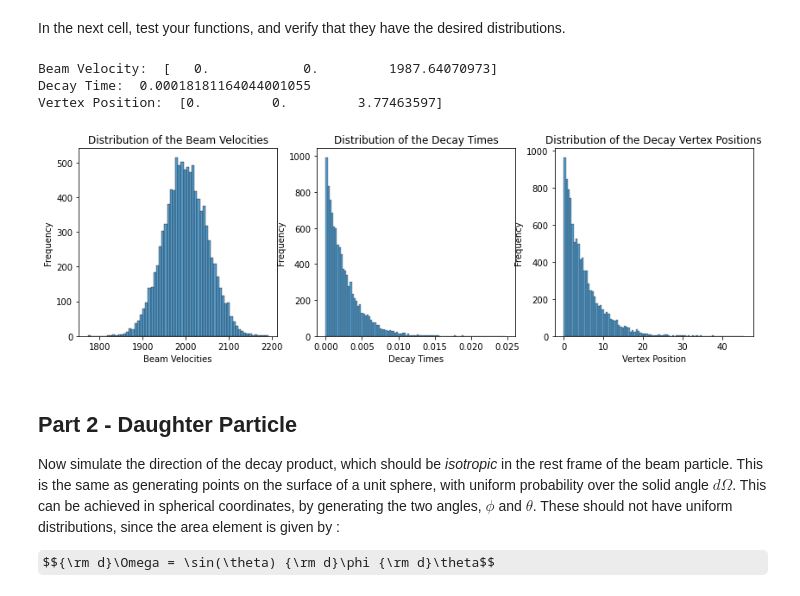
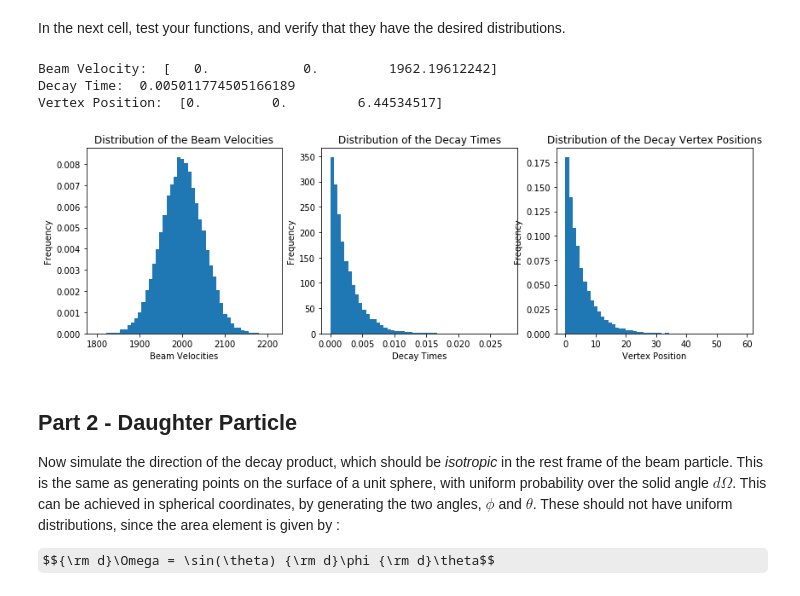
Before and after one commit to sam-you-ell/Computational-Physics, a Jupyter notebook: 3rd Year/Monte Carlo Sim/MonteCarlo.ipynb, the cells around one changed output. Drawn from its saved outputs; the diff is of its cells as text; code cells hidden in the pictures; some formulas as TeX source.

```diff
--- a/3rd Year/Monte Carlo Sim/MonteCarlo.ipynb
+++ b/3rd Year/Monte Carlo Sim/MonteCarlo.ipynb
@@ -57,36 +57,36 @@ In the next cell, test your functions, and verify that they have the desired dis
 # %%
 print("Beam Velocity: ", XPART.b_vel())
 print("Decay Time: ", XPART.decay())
 print("Vertex Position: ", XPART.vertex())
 
 def distribution(n, Beam):
 
     fig, ax = plt.subplots(1, 3, figsize = (14, 4))
     times = [Beam.decay() for _ in range(n)]
     velocities = [Beam.b_vel()[2] for _ in range(n)]
     vertices = [Beam.vertex()[2] for _ in range(n)]
 
-    sns.histplot(velocities, ax = ax[0])
+    ax[0].hist(velocities, density = True, bins = 50)
     ax[0].set_xlabel('Beam Velocities')
     ax[0].set_ylabel("Frequency")
     ax[0].set_title("Distribution of the Beam Velocities")
 
-    sns.histplot(times, ax = ax[1])
+    ax[1].hist(times, density = True, bins = 50)
     ax[1].set_xlabel("Decay Times")
     ax[1].set_ylabel("Frequency")
     ax[1]. set_title("Distribution of the Decay Times")
 
-    sns.histplot(vertices,ax = ax[2])
+    ax[2].hist(vertices, density = True, bins = 50)
     ax[2].set_xlabel('Vertex Position')
     ax[2].set_ylabel("Frequency")
     ax[2].set_title("Distribution of the Decay Vertex Positions")
 
-distribution(10000, XPART)
+distribution(20000, XPART)
 # %% [output]
-Beam Velocity:  [   0.            0.         1987.64070973]
-Decay Time:  0.00018181164044001055
-Vertex Position:  [0.         0.         3.77463597]
+Beam Velocity:  [   0.            0.         1962.19612242]
+Decay Time:  0.005011774505166189
+Vertex Position:  [0.         0.         6.44534517]
-[figure, old version]
+[figure, new version]
 # %% [markdown]
 ## Part 2 - Daughter Particle
 
```
Also changed, not shown: parts of 5 cells of this notebook.
